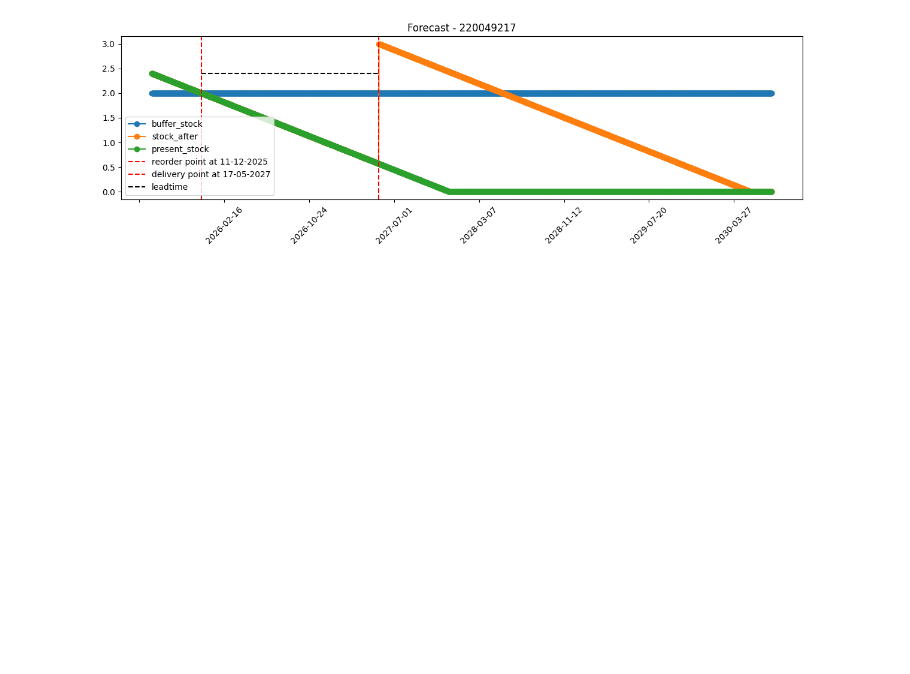
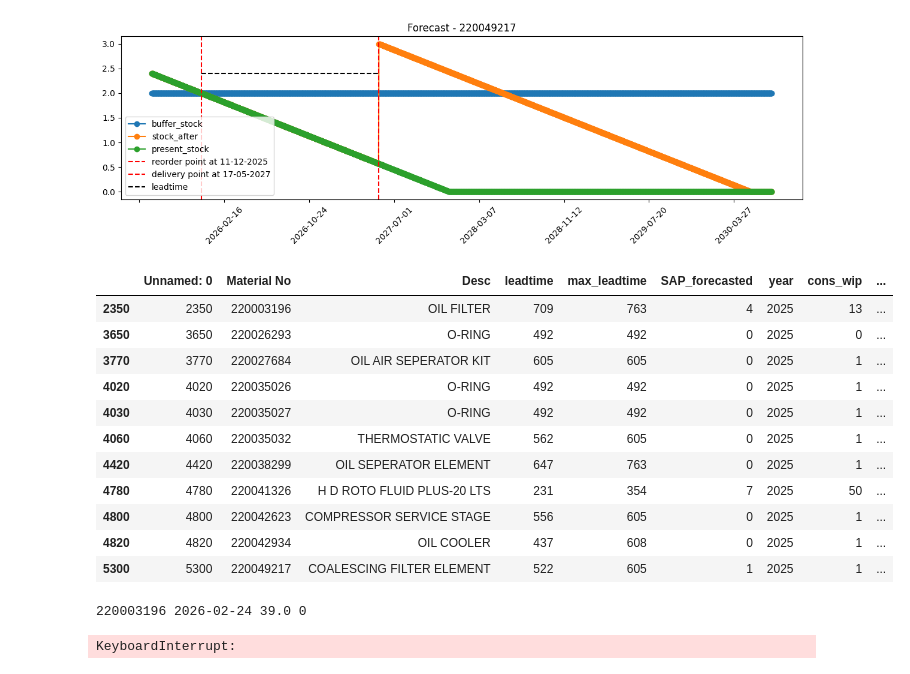
Before and after one commit to accountrms/forecasting, a Jupyter notebook: DaywiseForecast.ipynb, the cells around one changed output. Drawn from its saved outputs; the diff is of its cells as text; code cells hidden in the pictures; blank space fills up the shorter version.

```diff
--- a/DaywiseForecast.ipynb
+++ b/DaywiseForecast.ipynb
@@ -155,3 +155,47 @@ for mat in forecasted[forecasted.oem=='atlas'].Material.unique():
 [figure]
 [figure]
 [figure]
+# %%
+import pandas as pd
+from data import makedaywiseForecast
+
+material_no = "220003196"
+# Read the forecasted data CSV file
+forecasted_data = pd.read_csv("files/forecasted.csv")
+forecasted_data['Material No'] = forecasted_data['Material No'].astype(str)
+
+# Filter data for the specific material number
+oem = forecasted_data[forecasted_data["Material No"] == material_no].iloc[0]['oem']
+all_material_nos = forecasted_data[forecasted_data["oem"] == oem].drop_duplicates(subset=["Material No"], keep='first')
+
+all_material_nos
+# %% [output]
+|  | Unnamed: 0 | Material No | Desc | leadtime | max_leadtime | SAP_forecasted | year | cons_wip | ... |
+| 2350 | 2350 | 220003196 | OIL FILTER | 709 | 763 | 4 | 2025 | 13 | ... |
+| 3650 | 3650 | 220026293 | O-RING | 492 | 492 | 0 | 2025 | 0 | ... |
+| 3770 | 3770 | 220027684 | OIL AIR SEPERATOR KIT | 605 | 605 | 0 | 2025 | 1 | ... |
+| 4020 | 4020 | 220035026 | O-RING | 492 | 492 | 0 | 2025 | 1 | ... |
+| 4030 | 4030 | 220035027 | O-RING | 492 | 492 | 0 | 2025 | 1 | ... |
+| 4060 | 4060 | 220035032 | THERMOSTATIC VALVE | 562 | 605 | 0 | 2025 | 1 | ... |
+| 4420 | 4420 | 220038299 | OIL SEPERATOR ELEMENT | 647 | 763 | 0 | 2025 | 1 | ... |
+| 4780 | 4780 | 220041326 | H D ROTO FLUID PLUS-20 LTS | 231 | 354 | 7 | 2025 | 50 | ... |
+| 4800 | 4800 | 220042623 | COMPRESSOR SERVICE STAGE | 556 | 605 | 0 | 2025 | 1 | ... |
+| 4820 | 4820 | 220042934 | OIL COOLER | 437 | 608 | 0 | 2025 | 1 | ... |
+| 5300 | 5300 | 220049217 | COALESCING FILTER ELEMENT | 522 | 605 | 1 | 2025 | 1 | ... |
+# %%
+for index, row in all_material_nos.iterrows():
+    material_no = row['Material No']
+
+    ordering_required = {}
+    ordering_required[material_no]={}
+    df, ordering_required[material_no] = makedaywiseForecast(forecasted_data, material_no, 'atlas')
+    leadtime = ordering_required[material_no]['leadtime']
+    reorder_point = ordering_required[material_no]['reorder_point']
+    reorder_qty = ordering_required[material_no]['reorder_qty']
+    updated_reorder_qty = ordering_required[material_no]['updated_reorder_qty']
+    delivery_date = reorder_point + pd.DateOffset(days=leadtime)
+
+    print(material_no, reorder_point, reorder_qty, updated_reorder_qty)
+# %% [output]
+220003196 2026-02-24 39.0 0
+KeyboardInterrupt:
```
Also changed, not shown: 6 other files.
